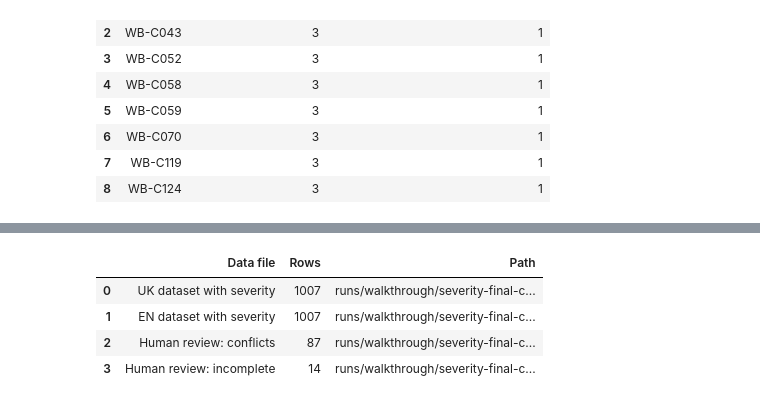
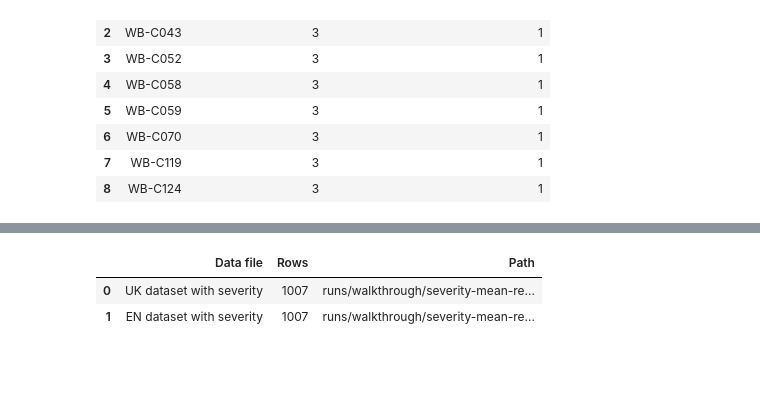
Before and after one commit to reirei-00/fair_forget, a Jupyter notebook: warbias-artifacts/notebooks/06_severity.ipynb, the cells around one changed output, grey strips where cells are left out. Saved outputs shown, nothing was run; the diff lists cells and outputs as text; code cells hidden in the pictures; blank space fills up the shorter version.

```diff
--- a/warbias-artifacts/notebooks/06_severity.ipynb
+++ b/warbias-artifacts/notebooks/06_severity.ipynb
@@ -804,7 +477,7 @@ unique_triplets = {row["id"]: row for row in triplet_severity["uk"]}
 triplet_bracket_counts = Counter(row["severity_bracket"] for row in unique_triplets.values())
 bracket_summary = []
 cumulative_cases = cumulative_triplets = 0
-for bracket in brackets:
+for level, bracket in enumerate(brackets, 1):
     cases = case_bracket_counts[bracket["code"]]
     triplets = triplet_bracket_counts[bracket["code"]]
     cumulative_cases += cases
@@ -812,6 +485,7 @@ for bracket in brackets:
     bracket_summary.append(
         {
             **bracket,
+            "level": level,
             "case_count": cases,
             "triplet_count": triplets,
             "case_fraction": cases / summary["assigned_cases"],
@@ -827,7 +501,7 @@ display(
     DataFrame(
         [
             {
-                "Bracket of mean": row["label"],
+                "Severity level": f"{row['level']} — {row['label']}",
                 "Mean interval": interval_label(row),
                 "Cases": f"{row['case_count']} ({100 * row['case_fraction']:.2f}%)",
                 "Ukrainian triplets": f"{row['triplet_count']} ({100 * row['triplet_fraction']:.2f}%)",
@@ -957,128 +673,91 @@ if REQUIRE_COMPLETE:
 taxonomy_csv = work / "taxonomy-severity.csv"
 taxonomy_jsonl = work / "taxonomy-severity.jsonl"
 csv_table = case_table.copy()
-for field in ("severity_ratings", "severity_label_votes", "severity_adjudication"):
-    if field not in csv_table:
-        continue
-    csv_table[field] = csv_table[field].map(canonical_json)
+csv_table["severity_ratings"] = csv_table["severity_ratings"].map(canonical_json)
 csv_table.to_csv(taxonomy_csv, index=False)
 write_rows(taxonomy_jsonl, taxonomy_with_severity)
+assert read_rows(taxonomy_jsonl) == taxonomy_with_severity
 sidecar_paths = {}
 for language, rows in triplet_severity.items():
     path = work / f"triplet-severity-{language}.jsonl"
     write_rows(path, rows)
     assert read_rows(path) == rows
     sidecar_paths[language] = path.as_posix()
-assert read_rows(taxonomy_jsonl) == taxonomy_with_severity
-labelled_paths = {}
-for language, rows in labelled_dataset.items():
+dataset_paths = {}
+for language, rows in dataset_with_severity.items():
     path = work / f"dataset-with-severity-{language}.jsonl"
     write_rows(path, rows)
     assert read_rows(path) == rows
-    labelled_paths[language] = path.as_posix()
+    dataset_paths[language] = path.as_posix()
 decision_csv = work / "case-decisions.csv"
 decision_jsonl = work / "case-decisions.jsonl"
-decision_table = DataFrame(
-    [
-        {**row, "severity_adjudication": row.get("severity_adjudication")}
-        for row in case_decision_rows
-    ]
-)
-for field in (
-    "eligible_scores_100",
-    "excluded_ratings",
-    "severity_label_votes",
-    "severity_adjudication",
-):
-    if field not in decision_table:
-        continue
+decision_table = DataFrame(case_decision_rows)
+for field in ("eligible_scores_100", "excluded_ratings"):
     decision_table[field] = decision_table[field].map(canonical_json)
 decision_table.to_csv(decision_csv, index=False)
 write_rows(decision_jsonl, case_decision_rows)
+assert read_rows(decision_jsonl) == case_decision_rows
 cdf_csv = work / "severity-cdf.csv"
 cdf_table.to_csv(cdf_csv, index=False)
-bracket_csv = work / "severity-brackets.csv"
-bracket_table.to_csv(bracket_csv, index=False)
-consensus_bracket_csv = work / "severity-consensus-brackets.csv"
-DataFrame(consensus_bracket_summary).to_csv(consensus_bracket_csv, index=False)
-final_bracket_csv = work / "severity-final-brackets.csv"
-DataFrame(final_bracket_summary).to_csv(final_bracket_csv, index=False)
-consensus_summary_json = work / "severity-consensus-summary.json"
-write_json(consensus_summary_json, consensus_summary)
+level_csv = work / "severity-levels.csv"
+bracket_table.to_csv(level_csv, index=False)
 summary_json = work / "severity-summary.json"
 write_json(summary_json, summary)
-assert read_rows(decision_jsonl) == case_decision_rows
 result = {
     "stage": "severity",
-    "status": "assigned_from_case_annotations",
+    "status": "verified_saved_severity",
+    "primary_fields": ["severity_mean_score", "severity_level"],
     "taxonomy_binding": taxonomy_binding,
     "scope": scope,
     "source_ratings": len(ratings),
     "current_case_ratings": len(current_ratings),
     "taxonomy_cases": len(taxonomy_with_severity),
-    "assigned_cases": sum(row["severity_score"] is not None for row in taxonomy_with_severity),
-    "pending_cases": sum(row["severity_score"] is None for row in taxonomy_with_severity),
+    "assigned_cases": readiness["assigned_cases"],
+    "pending_cases": readiness["pending_cases"],
     "case_status_counts": dict(case_status_counts),
-    "triplets_per_language": {key: len(rows) for key, rows in triplet_severity.items()},
+    "triplets_per_language": {key: len(rows) for key, rows in dataset_with_severity.items()},
     "assigned_triplets_per_language": {
-        key: sum(row["severity_score"] is not None for row in rows)
-        for key, rows in triplet_severity.items()
+        key: sum(row["severity_mean_score"] is not None for row in rows)
+        for key, rows in dataset_with_severity.items()
+    },
+    "pending_triplets_per_language": {
+        key: sum(row["severity_mean_score"] is None for row in rows)
+        for key, rows in dataset_with_severity.items()
     },
     "taxonomy_csv": taxonomy_csv.as_posix(),
     "taxonomy_jsonl": taxonomy_jsonl.as_posix(),
     "triplet_sidecars": sidecar_paths,
-    "labelled_datasets": labelled_paths,
-    "consensus": consensus_summary,
-    "final_labels": final_label_summary,
+    "datasets": dataset_paths,
     "readiness": readiness,
-    "export_mode": "complete" if REQUIRE_COMPLETE else "working",
-    "labelled_cases": final_label_summary["labelled_cases"],
-    "pending_label_cases": final_label_summary["pending_label_cases"],
-    "labelled_triplets_per_language": {
-        key: sum(row["severity_label"] is not None for row in rows)
-        for key, rows in labelled_dataset.items()
-    },
-    "pending_label_triplets_per_language": {
-        key: sum(row["severity_label"] is None for row in rows)
-        for key, rows in labelled_dataset.items()
-    },
     "review_queues": review_paths,
+    "review_case_counts": {key: len(rows) for key, rows in review_queues.items()},
     "analysis": {
         "summary": summary,
         "case_decisions_csv": decision_csv.as_posix(),
         "case_decisions_jsonl": decision_jsonl.as_posix(),
         "cdf_csv": cdf_csv.as_posix(),
-        "bracket_summary_csv": bracket_csv.as_posix(),
-        "consensus_bracket_summary_csv": consensus_bracket_csv.as_posix(),
-        "final_bracket_summary_csv": final_bracket_csv.as_posix(),
-        "consensus_summary_json": consensus_summary_json.as_posix(),
+        "level_summary_csv": level_csv.as_posix(),
         "summary_json": summary_json.as_posix(),
         "figure_png": figure_png.as_posix(),
         "figure_svg": figure_svg.as_posix(),
     },
 }
 write_json(work / "severity-result.json", result)
 display(
     DataFrame(
         [
             {
                 "Data file": f"{language.upper()} dataset with severity",
-                "Rows": len(labelled_dataset[language]),
+                "Rows": len(dataset_with_severity[language]),
                 "Path": path,
             }
-            for language, path in labelled_paths.items()
-        ]
-        + [
-            {"Data file": f"Human review: {name}", "Rows": len(review_queues[name]), "Path": path}
-            for name, path in review_paths.items()
+            for language, path in dataset_paths.items()
         ]
     )
 )
 result
 # %% [output]
 |  | Data file | Rows | Path |
-| 0 | UK dataset with severity | 1007 | runs/walkthrough/severity-final-c... |
-| 1 | EN dataset with severity | 1007 | runs/walkthrough/severity-final-c... |
-| 2 | Human review: conflicts | 87 | runs/walkthrough/severity-final-c... |
-| 3 | Human review: incomplete | 14 | runs/walkthrough/severity-final-c... |
+| 0 | UK dataset with severity | 1007 | runs/walkthrough/severity-mean-re... |
+| 1 | EN dataset with severity | 1007 | runs/walkthrough/severity-mean-re... |
 {'stage': 'severity',
```
Also changed, not shown: parts of 26 cells of this notebook, 26 other files.
